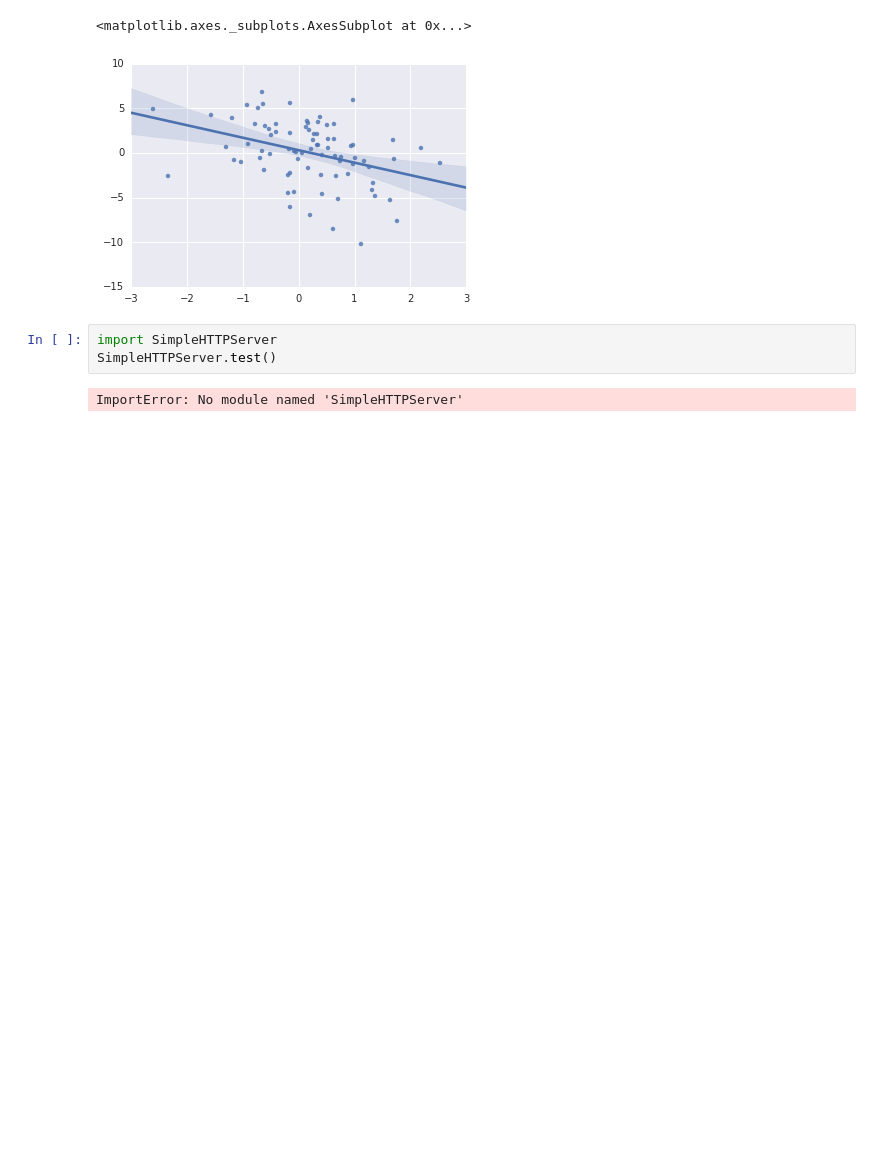
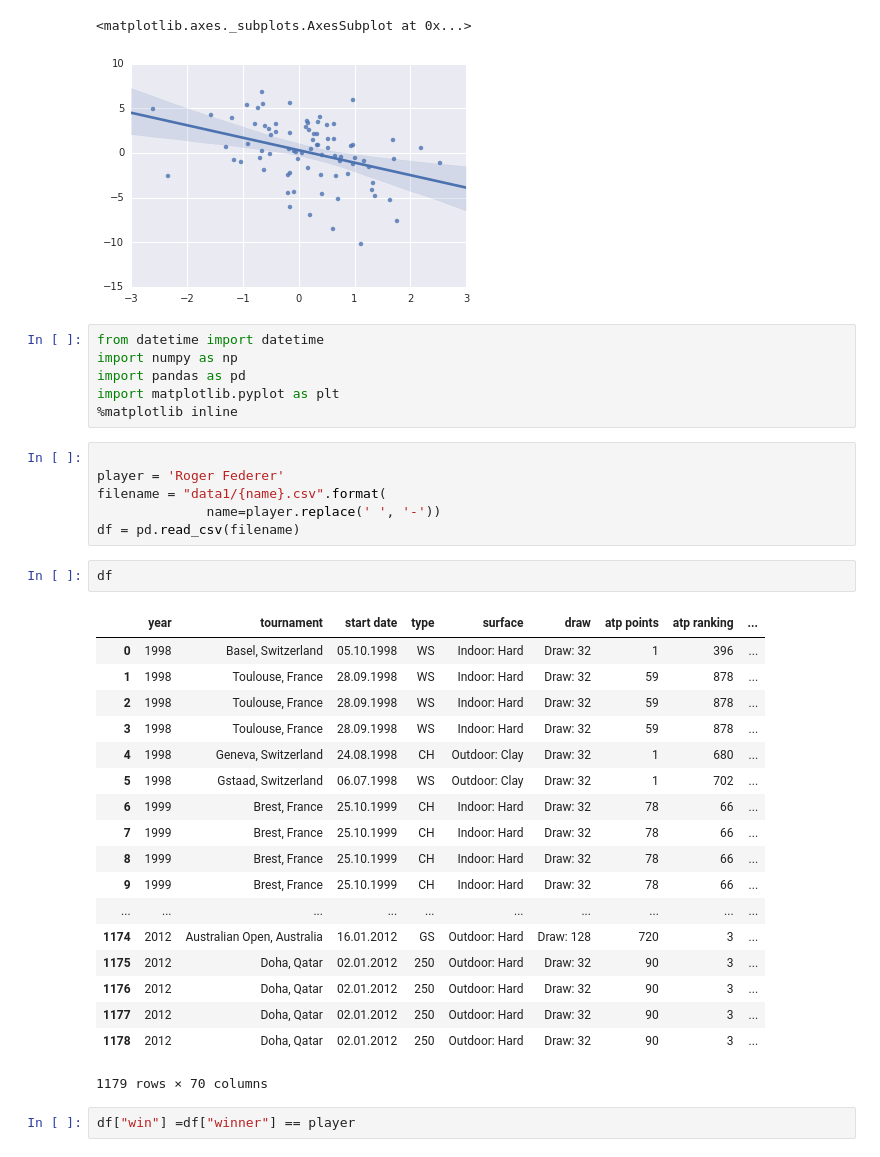
Before and after one commit to melancholymans/cookbook, a Jupyter notebook: IPythonCookBook.ipynb, the cells around one changed output. Saved outputs shown, nothing was run; the diff lists cells and outputs as text; blank space fills up the shorter version.

```diff
--- a/IPythonCookBook.ipynb
+++ b/IPythonCookBook.ipynb
@@ -649,8 +649,38 @@ sns.regplot(x2,y2)
 # %% [output]
 <matplotlib.axes._subplots.AxesSubplot at 0x...>
 [figure]
-# %%
-import SimpleHTTPServer
-SimpleHTTPServer.test()
-# %% [output]
-ImportError: No module named 'SimpleHTTPServer'
+# %%
+from datetime import datetime
+import numpy as np
+import pandas as pd
+import matplotlib.pyplot as plt
+%matplotlib inline
+# %%
+
+player = 'Roger Federer'
+filename = "data1/{name}.csv".format(
+              name=player.replace(' ', '-'))
+df = pd.read_csv(filename)
+# %%
+df
+# %% [output]
+|  | year | tournament | start date | type | surface | draw | atp points | atp ranking | ... |
+| 0 | 1998 | Basel, Switzerland | 05.10.1998 | WS | Indoor: Hard | Draw: 32 | 1 | 396 | ... |
+| 1 | 1998 | Toulouse, France | 28.09.1998 | WS | Indoor: Hard | Draw: 32 | 59 | 878 | ... |
+| 2 | 1998 | Toulouse, France | 28.09.1998 | WS | Indoor: Hard | Draw: 32 | 59 | 878 | ... |
+| 3 | 1998 | Toulouse, France | 28.09.1998 | WS | Indoor: Hard | Draw: 32 | 59 | 878 | ... |
+| 4 | 1998 | Geneva, Switzerland | 24.08.1998 | CH | Outdoor: Clay | Draw: 32 | 1 | 680 | ... |
+| 5 | 1998 | Gstaad, Switzerland | 06.07.1998 | WS | Outdoor: Clay | Draw: 32 | 1 | 702 | ... |
+| 6 | 1999 | Brest, France | 25.10.1999 | CH | Indoor: Hard | Draw: 32 | 78 | 66 | ... |
+| 7 | 1999 | Brest, France | 25.10.1999 | CH | Indoor: Hard | Draw: 32 | 78 | 66 | ... |
+| 8 | 1999 | Brest, France | 25.10.1999 | CH | Indoor: Hard | Draw: 32 | 78 | 66 | ... |
+| 9 | 1999 | Brest, France | 25.10.1999 | CH | Indoor: Hard | Draw: 32 | 78 | 66 | ... |
+| ... | ... | ... | ... | ... | ... | ... | ... | ... | ... |
+| 1174 | 2012 | Australian Open, Australia | 16.01.2012 | GS | Outdoor: Hard | Draw: 128 | 720 | 3 | ... |
+| 1175 | 2012 | Doha, Qatar | 02.01.2012 | 250 | Outdoor: Hard | Draw: 32 | 90 | 3 | ... |
+| 1176 | 2012 | Doha, Qatar | 02.01.2012 | 250 | Outdoor: Hard | Draw: 32 | 90 | 3 | ... |
+| 1177 | 2012 | Doha, Qatar | 02.01.2012 | 250 | Outdoor: Hard | Draw: 32 | 90 | 3 | ... |
+| 1178 | 2012 | Doha, Qatar | 02.01.2012 | 250 | Outdoor: Hard | Draw: 32 | 90 | 3 | ... |
+1179 rows × 70 columns
+# %%
+df["win"] =df["winner"] == player
```
Also changed, not shown: parts of 4 cells of this notebook, 5 other files.
